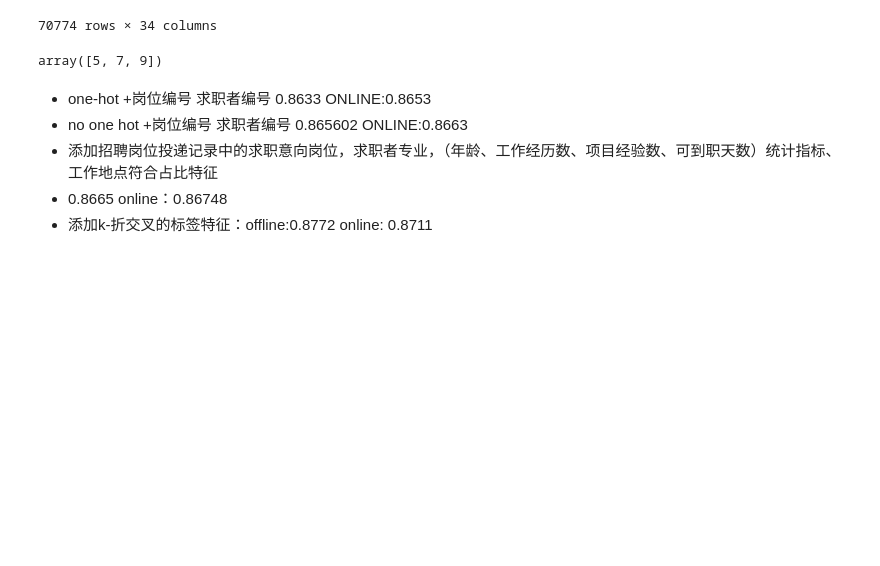
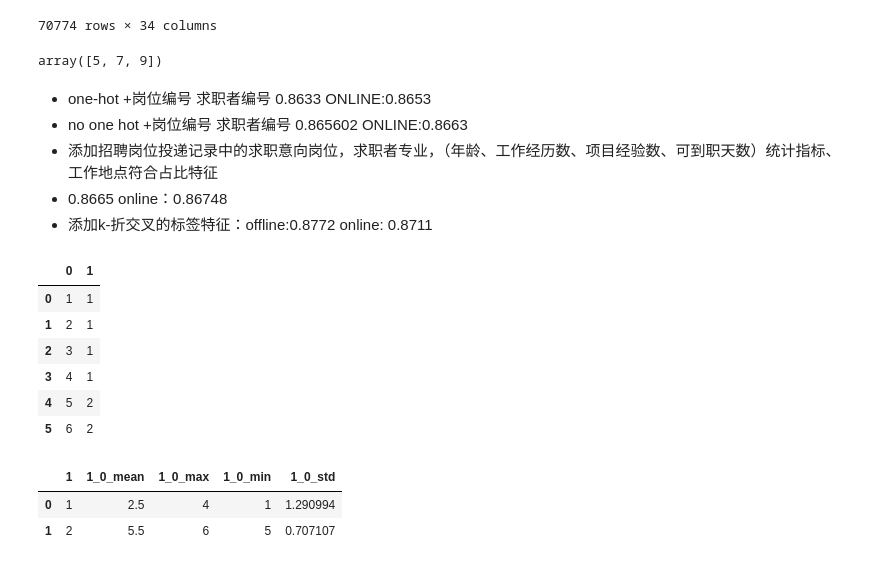
Before and after one commit to KATEhuang920909/human_co_match, a Jupyter notebook: human_co_match/jupyter/project_test.ipynb, the cells around one changed output. Drawn from its saved outputs; the diff is of its cells as text; code cells hidden in the pictures; blank space fills up the shorter version.

```diff
--- a/human_co_match/jupyter/project_test.ipynb
+++ b/human_co_match/jupyter/project_test.ipynb
@@ -388,3 +439,31 @@ array([5, 7, 9])
 * 添加招聘岗位投递记录中的求职意向岗位，求职者专业，（年龄、工作经历数、项目经验数、可到职天数）统计指标、工作地点符合占比特征
 * 0.8665 online：0.86748
 * 添加k-折交叉的标签特征：offline:0.8772  online: 0.8711
+# %%
+import pandas as pd
+df1 = pd.DataFrame([1,2,3,4,5,6])
+# %%
+df1[1]=[1,1,1,1,2,2]
+# %%
+df1
+# %% [output]
+|  | 0 | 1 |
+| 0 | 1 | 1 |
+| 1 | 2 | 1 |
+| 2 | 3 | 1 |
+| 3 | 4 | 1 |
+| 4 | 5 | 2 |
+| 5 | 6 | 2 |
+# %%
+f1=1
+f2=0
+df1.groupby(f1)[f2].agg(
+        [(f"{f1}_{f2}_mean", "mean"),
+         (f"{f1}_{f2}_max", "max"),
+         (f"{f1}_{f2}_min", "min"),
+         (f"{f1}_{f2}_std", "std")]
+    ).reset_index()
+# %% [output]
+|  | 1 | 1_0_mean | 1_0_max | 1_0_min | 1_0_std |
+| 0 | 1 | 2.5 | 4 | 1 | 1.290994 |
+| 1 | 2 | 5.5 | 6 | 5 | 0.707107 |
```
Also changed, not shown: parts of 6 cells of this notebook, 6 other files.
